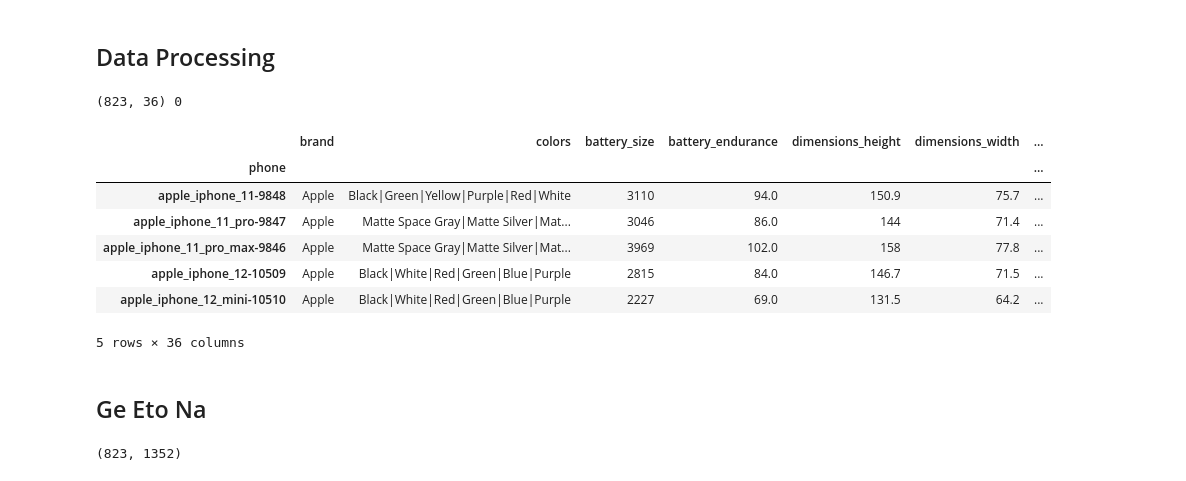
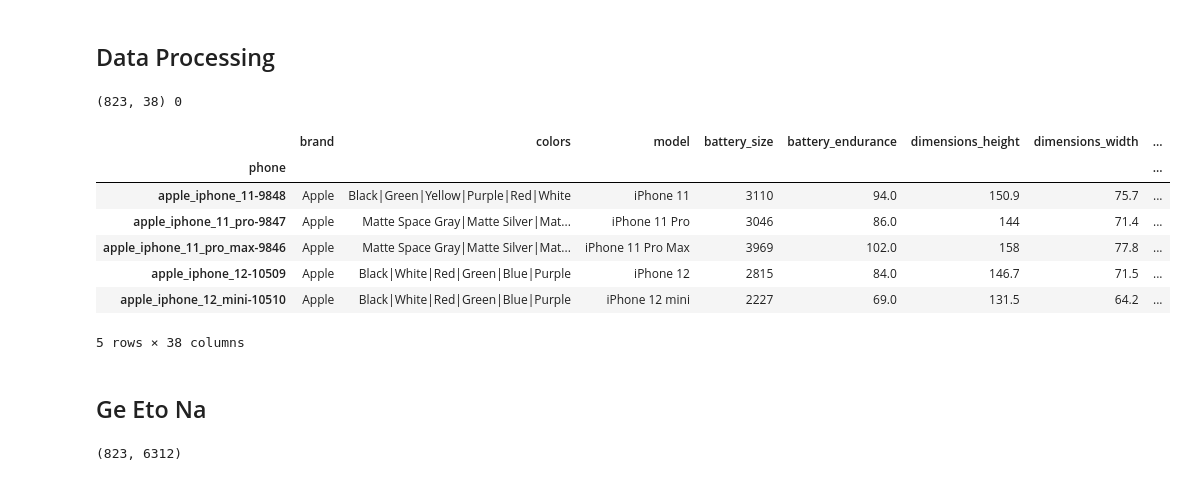
Before and after one commit to RenzVillegas24/GSMArena_Scraper, a Jupyter notebook: GSMArena_API.ipynb, the cells around one changed output. Saved outputs shown, nothing was run; the diff lists cells and outputs as text; code cells hidden in the pictures.

```diff
--- a/GSMArena_API.ipynb
+++ b/GSMArena_API.ipynb
@@ -848,6 +848,7 @@ clean_data = pd.DataFrame(
     columns=[
         'brand',
         'colors',
+        'model',
         'battery_size',
         'battery_endurance',
         'dimensions_height',
@@ -882,6 +883,7 @@ clean_data = pd.DataFrame(
         'has_wifi',
         'has_bluetooth',
         'has_cardslot',
+        'details'
     ])
 
 x = []
@@ -893,6 +895,9 @@ clean_data.index.name = 'phone'
 
 # add brand
 clean_data['brand'] = [latest_phones_combined_flat[p]['brand'] for p in latest_phones_combined_flat]
+
+# add model
+clean_data['model'] = [latest_phones_combined_flat[p]['phone_name'] for p in latest_phones_combined_flat]
 
 # add colors
 clean_data['colors'] = [latest_phones_combined_flat[p]['specifications']['Misc']['Colors'][0].replace(', ', '|') if latest_phones_combined_flat[p]['specifications']['Misc'].get('Colors') else 'Unknown' for p in latest_phones_combined_flat]
@@ -1265,42 +1270,77 @@ for p in latest_phones_combined_flat:
         elif x.lower() == 'yes':
             ll.append(None)
         else:
             ll.append('No')
     else:
         ll.append('No')
 clean_data['has_bluetooth'] = ll
 
 # supply missing values
 clean_data['has_bluetooth'] = clean_data['has_bluetooth'].fillna(clean_data['has_bluetooth'].mode()[0])
 
 # add has cardslot
 clean_data['has_cardslot'] = ['Yes' if (x := latest_phones_combined_flat[p]['specifications']['Memory'].get('Card slot')) and x[0].lower() != 'no' else 'No' for p in latest_phones_combined_flat]
 
+# add details, (this is the combinatin of all the data)
+def _removeNonAscii(s):
+    return "".join(i for i in s if  ord(i)<128)
+
+# flatten the json data int string
+ll = []
+for p in latest_phones_combined_flat:
+    lls = ''
+    for k in latest_phones_combined_flat[p]:
+        kl = k.lower()
+        if kl == 'lazada':
+            lls += latest_phones_combined_flat[p][k]['URL'] + '|'
+        if kl in ('brand', 'dimension', 'os', 'phone_name', 'release_date', 'storage', 'model'):
+            lls += _removeNonAscii(latest_phones_combined_flat[p][k]) + '|'
+        if kl == 'specifications':
+            for s in latest_phones_combined_flat[p][k]:
+                sl = s.lower()
+                if sl in ('battery', 'body', 'comms', 'display', 'memory', 'platform', 'selfie camera', 'main camera', 'launch', 'tests', 'misc'):
+                    for ss in latest_phones_combined_flat[p][k][s]:
+                        ssl = ss.lower()
+                        if ssl in ('dimensions', 'weight', 'build', 'size', 'resolution', 'internal', ):
+                            continue
+                        elif ssl in ('bluetooth', 'nfc', 'radio', '5g bands', '4g bands', '3g bands', '2g bands', 'speed', 'gprs', '3.5mm jack', 'loudspeaker', ):
+                            lls += ss + '|'
+                        else:
+                            lls += _removeNonAscii(latest_phones_combined_flat[p][k][s][ss][0]) + '|'
+    ll.append(lls)
+
+clean_data['details'] = ll
+
+
+
+
 # remove the data with null values
 clean_data = clean_data.dropna()
 
 # remove the data with '' values
 clean_data = clean_data.replace('', np.nan)
 
 # supply missing values
 clean_data['camera_list_resolution_front'] = clean_data['camera_list_resolution_front'].fillna( clean_data['camera_list_resolution_front'].mode()[0])
 
 
+
+
 # save the data
 clean_data.to_csv('clean_phone_data.csv')
 
 print(clean_data.shape, clean_data.isna().sum().sum())
 clean_data.head()
 # %% [output]
-(823, 36) 0
+(823, 38) 0
-|  | brand | colors | battery_size | battery_endurance | dimensions_height | dimensions_width | ... |
-| phone |  |  |  |  |  |  | ... |
-| apple_iphone_11-9848 | Apple | Black|Green|Yellow|Purple|Red|White | 3110 | 94.0 | 150.9 | 75.7 | ... |
-| apple_iphone_11_pro-9847 | Apple | Matte Space Gray|Matte Silver|Mat... | 3046 | 86.0 | 144 | 71.4 | ... |
-| apple_iphone_11_pro_max-9846 | Apple | Matte Space Gray|Matte Silver|Mat... | 3969 | 102.0 | 158 | 77.8 | ... |
-| apple_iphone_12-10509 | Apple | Black|White|Red|Green|Blue|Purple | 2815 | 84.0 | 146.7 | 71.5 | ... |
-| apple_iphone_12_mini-10510 | Apple | Black|White|Red|Green|Blue|Purple | 2227 | 69.0 | 131.5 | 64.2 | ... |
+|  | brand | colors | model | battery_size | battery_endurance | dimensions_height | dimensions_width | ... |
+| phone |  |  |  |  |  |  |  | ... |
+| apple_iphone_11-9848 | Apple | Black|Green|Yellow|Purple|Red|White | iPhone 11 | 3110 | 94.0 | 150.9 | 75.7 | ... |
+| apple_iphone_11_pro-9847 | Apple | Matte Space Gray|Matte Silver|Mat... | iPhone 11 Pro | 3046 | 86.0 | 144 | 71.4 | ... |
+| apple_iphone_11_pro_max-9846 | Apple | Matte Space Gray|Matte Silver|Mat... | iPhone 11 Pro Max | 3969 | 102.0 | 158 | 77.8 | ... |
+| apple_iphone_12-10509 | Apple | Black|White|Red|Green|Blue|Purple | iPhone 12 | 2815 | 84.0 | 146.7 | 71.5 | ... |
+| apple_iphone_12_mini-10510 | Apple | Black|White|Red|Green|Blue|Purple | iPhone 12 mini | 2227 | 69.0 | 131.5 | 64.2 | ... |
-5 rows × 36 columns
+5 rows × 38 columns
 # %% [markdown]
 ## Ge Eto Na
 # %%
@@ -1322,6 +1362,7 @@ clean_data = clean_data.astype({
     'os': 'string',
     'storage_type': 'string',
     'brand': 'string',
+    'details': 'string',
 
     # float
     'battery_size': 'float',
@@ -1360,7 +1401,7 @@ from sklearn.preprocessing import StandardScaler
 
 # combine the non numerical data into another dataframe
 # concatenate the strings
-clean_data_combined = clean_data.select_dtypes('string').agg(''.join, axis=1)
+clean_data_combined = clean_data['details']
 
 # remove all characters that are not letters or numbers
 clean_data_combined = clean_data_combined.str.replace(r'[^a-zA-Z0-9]', ' ', regex=True)
@@ -1371,4 +1412,4 @@ X = tfidf.fit_transform(clean_data_combined)
 
 X.shape
 # %% [output]
-(823, 1352)
+(823, 6312)
```
Also changed, not shown: parts of 7 cells of this notebook, 1 other file.
